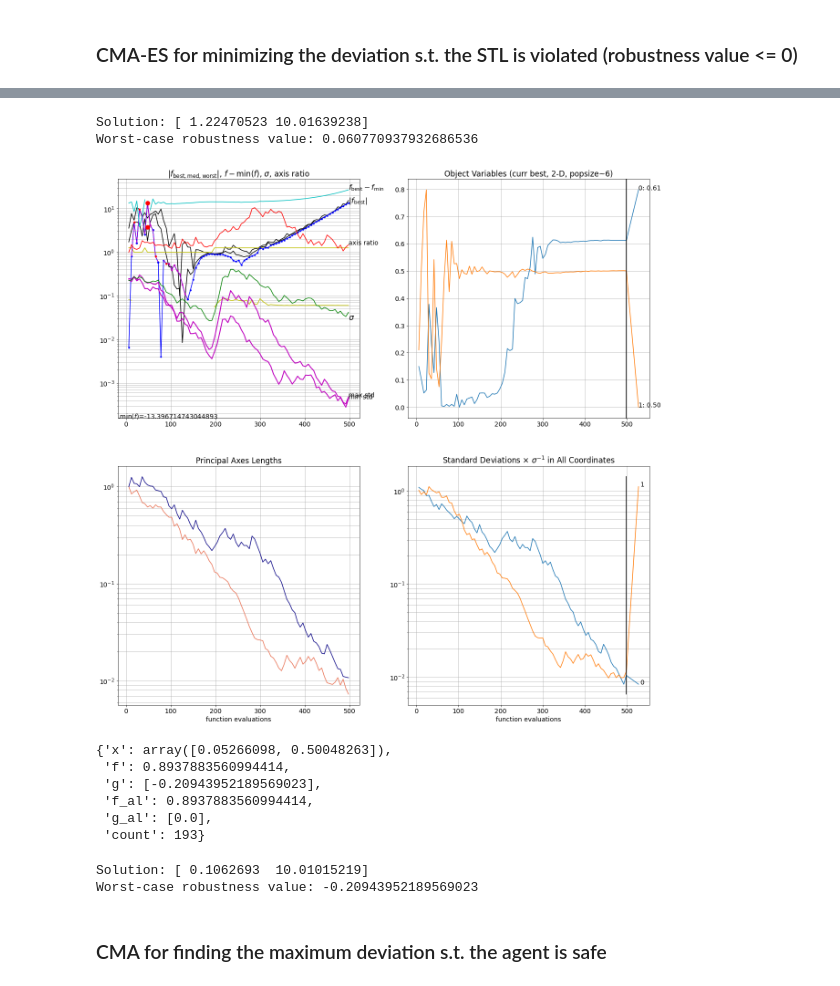
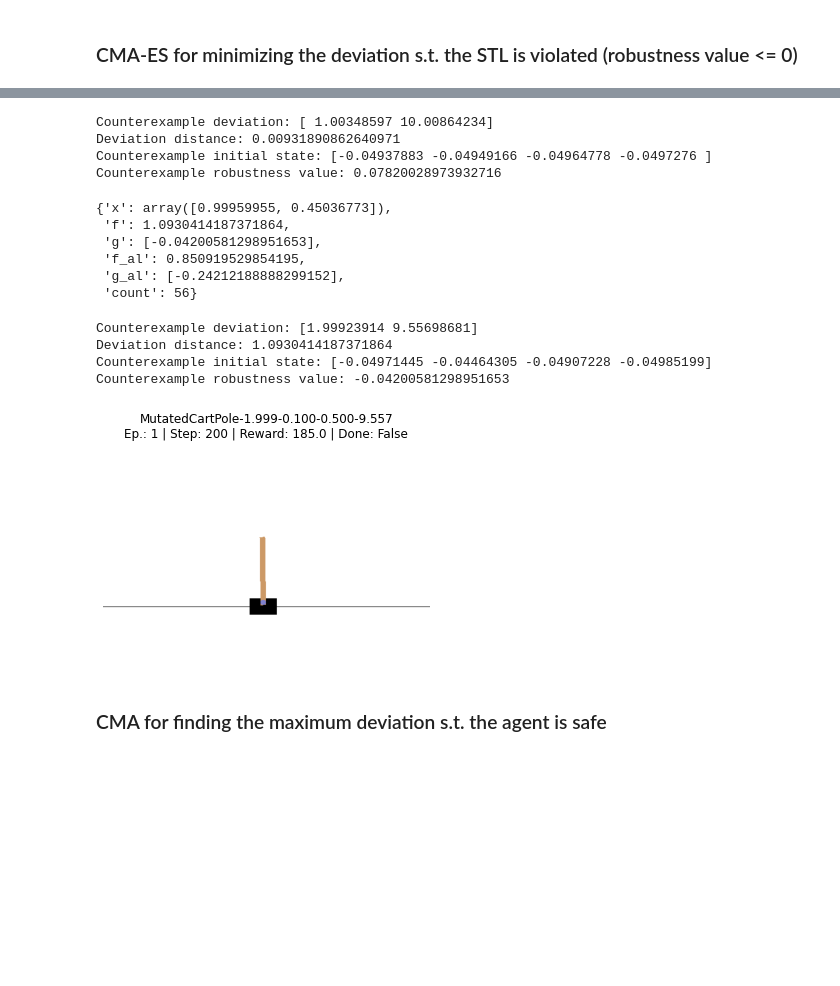
Before and after one commit to SteveZhangBit/STL-Robustness, a Jupyter notebook: cartpole/Cartpole-robustness.ipynb, the cells around one changed output, grey strips where cells are left out. Cells and saved outputs as stored; diff of their text form; code cells hidden in the pictures; blank space fills up the shorter version.

```diff
--- a/cartpole/Cartpole-robustness.ipynb
+++ b/cartpole/Cartpole-robustness.ipynb
@@ -356,11 +414,11 @@ for x in np.random.rand(5, 2):
 x0 = normalize_x(x_original, env_bounds)
 sigma0 = 0.2
 
-cfun = cma.ConstrainedFitnessAL(scaled_deviation_dist, lambda x: [scaled_cma_min_STL_robustness(x)], find_feasible_first=True)
-x, es = cma.fmin2(
-    cfun,
+cfun2 = cma.ConstrainedFitnessAL(scaled_deviation_dist, lambda x: [scaled_cma_min_STL_robustness(x)], find_feasible_first=True)
+x, es2 = cma.fmin2(
+    cfun2,
     x0,
     sigma0,
-    {'bounds': [0.0, 1.0], 'tolstagnation': 0, 'tolfun': 1e-3, 'tolx': 1e-5, 'timeout': 30 * 60},
-    callback=cfun.update
+    {'bounds': [0.0, 1.0], 'tolstagnation': 0, 'tolfun': 1e-3, 'tolx': 1e-5, 'timeout': 30 * 60, 'verbose': -9},
+    callback=cfun2.update
 )
@@ -397,36 +441,48 @@ Worst-case robustness value: -2.4000001907348634
 # %%
-x = es.result.xfavorite
-print("Solution:", scale_x(x, env_bounds))
-print("Worst-case robustness value:", scaled_cma_min_STL_robustness(x))  # show constraint violation values
+x = es2.result.xfavorite
+print("Counterexample deviation:", scale_x(x, env_bounds))
+print("Deviation distance:", deviation_dist(scale_x(x, env_bounds)))
+robustness, x_init = cma_min_STL_robustness(scale_x(x, env_bounds))
+print("Counterexample initial state:", x_init)
+print("Counterexample robustness value:", robustness)
 # %% [output]
-Solution: [ 1.22470523 10.01639238]
-Worst-case robustness value: 0.060770937932686536
+Counterexample deviation: [ 1.00348597 10.00864234]
+Deviation distance: 0.00931890862640971
+Counterexample initial state: [-0.04937883 -0.04949166 -0.04964778 -0.0497276 ]
+Counterexample robustness value: 0.07820028973932716
 # %%
-plt.rc('font', size=14)
+# plt.rc('font', size=14)
 
-es.plot()
+# es2.plot()
 
-fig = plt.gcf()
-fig.set_figwidth(18)
-fig.set_figheight(18)
+# fig = plt.gcf()
+# fig.set_figwidth(18)
+# fig.set_figheight(18)
-# %% [output]
-[figure, removed]
 # %%
-cfun.best_feas.info
+cfun2.best_feas.info
 # %% [output]
-{'x': array([0.05266098, 0.50048263]),
- 'f': 0.8937883560994414,
- 'g': [-0.20943952189569023],
- 'f_al': 0.8937883560994414,
- 'g_al': [0.0],
- 'count': 193}
+{'x': array([0.99959955, 0.45036773]),
+ 'f': 1.0930414187371864,
+ 'g': [-0.04200581298951653],
+ 'f_al': 0.850919529854195,
+ 'g_al': [-0.24212188888299152],
+ 'count': 56}
 # %%
-x = cfun.best_feas.info['x']
-print("Solution:", scale_x(x, env_bounds))
-print("Worst-case robustness value:", scaled_cma_min_STL_robustness(x))  # show constraint violation values
+x = cfun2.best_feas.info['x']
+print("Counterexample deviation:", scale_x(x, env_bounds))
+print("Deviation distance:", deviation_dist(scale_x(x, env_bounds)))
+robustness, x_init = cma_min_STL_robustness(scale_x(x, env_bounds))
+print("Counterexample initial state:", x_init)
+print("Counterexample robustness value:", robustness)
 # %% [output]
-Solution: [ 0.1062693  10.01015219]
-Worst-case robustness value: -0.20943952189569023
+Counterexample deviation: [1.99923914 9.55698681]
+Deviation distance: 1.0930414187371864
+Counterexample initial state: [-0.04971445 -0.04464305 -0.04907228 -0.04985199]
+Counterexample robustness value: -0.04200581298951653
+# %%
+visualize_deviated_env(scale_x(x, env_bounds), x_init, "gifs/min_dev_counterexample.gif")
+# %% [output]
+[figure, added]
 # %%
 # c = es.countiter
 # x = cfun.find_feasible(es)
```
Also changed, not shown: parts of 37 cells of this notebook, 7 other files.
